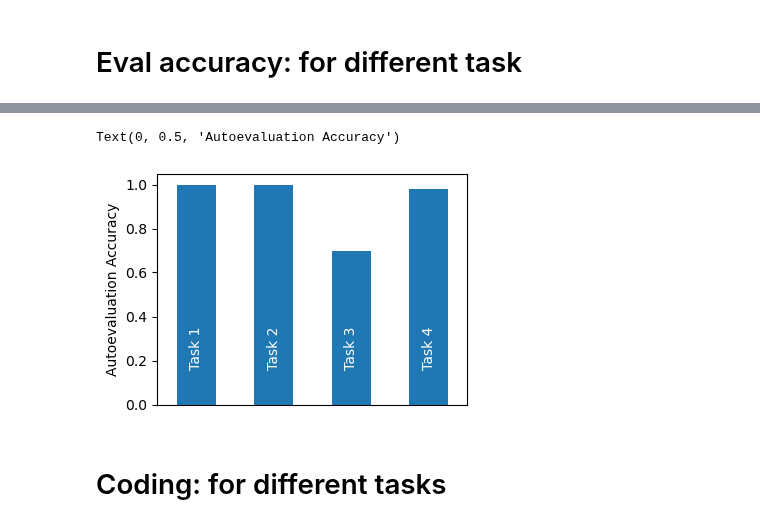
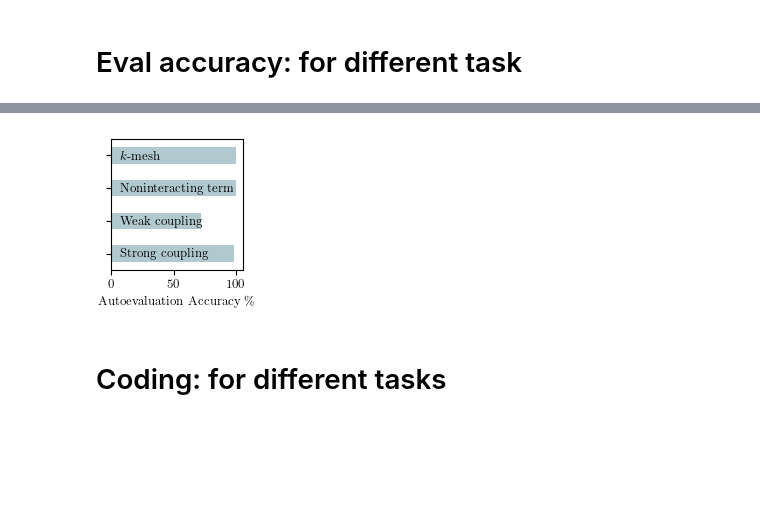
Before and after one commit to hainingpan/HartreeFock_GPT, a Jupyter notebook: test_coding/automation/summary.ipynb, the cells around one changed output, grey strips where cells are left out. Cells and saved outputs as stored; diff of their text form; code cells hidden in the pictures; blank space fills up the shorter version.

```diff
--- a/test_coding/automation/summary.ipynb
+++ b/test_coding/automation/summary.ipynb
@@ -55,7 +72,8 @@ Text(0, 0.5, 'Autoevaluation Accuracy')
 # %%
 eval_task={}
 for paper in paper_list:
-    eval_task[paper]=df[paper][['answer1', 'answer2', 'answer3', 'answer4']].applymap(lambda x: False if 'F' in x else True).values.mean(axis=0)
+    paper = paper.replace('_','.')
+    eval_task[paper]=df[paper][['answer1', 'answer2', 'answer3', 'answer4']].applymap(lambda x: False if 'F' in x else True).values.mean(axis=0)*100
 # %%
 eval_task
 # %% [output]
@@ -67,4 +85,6 @@ eval_task
+# %%
+eval_task_long_name = {'Task 1':'$k$-mesh', 'Task 2':'Noninteracting term', 'Task 3':'Weak coupling', 'Task 4':'Strong coupling'}
 # %%
 task_mean = np.stack(list(eval_task.values())).mean(axis=0)
 task_mean_df = pd.DataFrame(task_mean, index=["Task 1", "Task 2", "Task 3", "Task 4"], columns=["Mean Value"])
-task_mean_df
+task_mean_df.index = task_mean_df.index.map(eval_task_long_name)
@@ -77,11 +91,6 @@ task_mean_df
-# %%
-import matplotlib.pyplot as plt
-fig, ax = plt.subplots(figsize=(4,3))
-ax = task_mean_df.plot(kind='bar', legend=False,ax=ax)
-ax.tick_params(axis='x', pad=-60, color='w', labelcolor='w')
-ax.set_ylabel('Autoevaluation Accuracy')
-# %% [output]
-Text(0, 0.5, 'Autoevaluation Accuracy')
-[figure, removed]
+# %%
+plot_barh(task_mean_df, xlabel='Autoevaluation Accuracy \%')
+# %% [output]
+[figure, added]
 # %% [markdown]
 # Coding:  for different tasks
```
Also changed, not shown: parts of 23 cells of this notebook, 4 other files.
